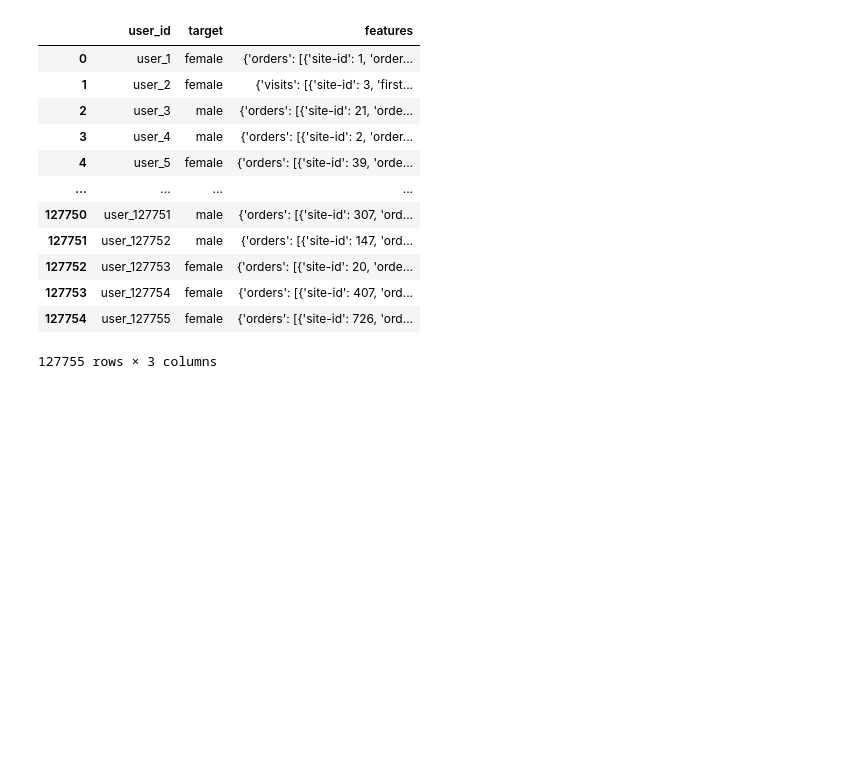
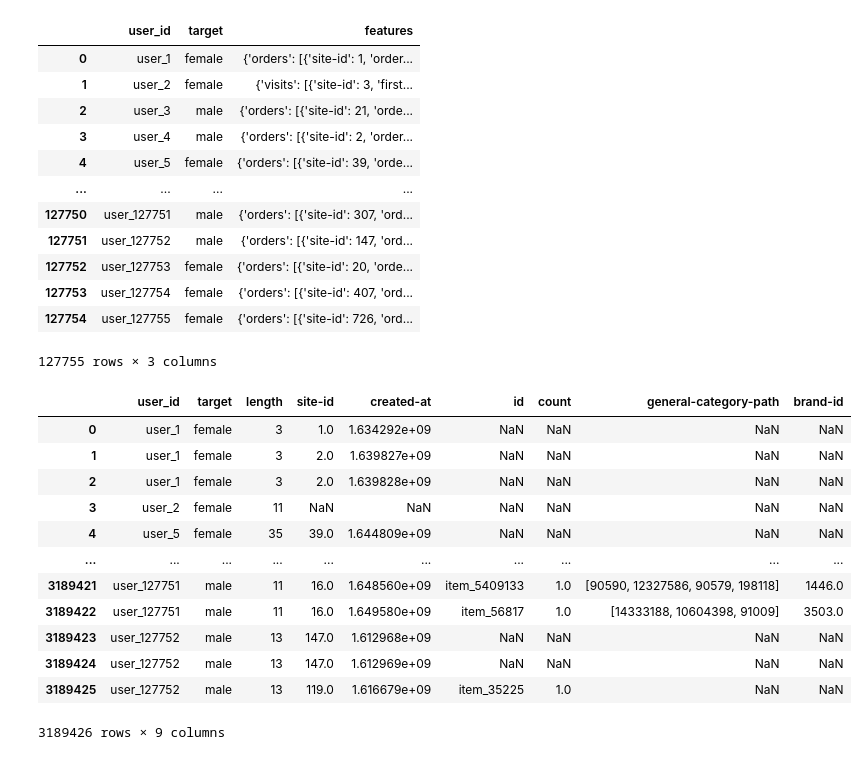
Before and after one commit to YurezSml/Hakaton2023, a Jupyter notebook: Train_preparing.ipynb, the cells around one changed output. Cells and saved outputs as stored; diff of their text form; code cells hidden in the pictures; blank space fills up the shorter version.

```diff
--- a/Train_preparing.ipynb
+++ b/Train_preparing.ipynb
@@ -38,0 +118,16 @@ df
+# %%
+df_orders_flat
+# %% [output]
+|  | user_id | target | length | site-id | created-at | id | count | general-category-path | brand-id |
+| 0 | user_1 | female | 3 | 1.0 | 1.634292e+09 | NaN | NaN | NaN | NaN |
+| 1 | user_1 | female | 3 | 2.0 | 1.639827e+09 | NaN | NaN | NaN | NaN |
+| 2 | user_1 | female | 3 | 2.0 | 1.639828e+09 | NaN | NaN | NaN | NaN |
+| 3 | user_2 | female | 11 | NaN | NaN | NaN | NaN | NaN | NaN |
+| 4 | user_5 | female | 35 | 39.0 | 1.644809e+09 | NaN | NaN | NaN | NaN |
+| ... | ... | ... | ... | ... | ... | ... | ... | ... | ... |
+| 3189421 | user_127751 | male | 11 | 16.0 | 1.648560e+09 | item_5409133 | 1.0 | [90590, 12327586, 90579, 198118] | 1446.0 |
+| 3189422 | user_127751 | male | 11 | 16.0 | 1.649580e+09 | item_56817 | 1.0 | [14333188, 10604398, 91009] | 3503.0 |
+| 3189423 | user_127752 | male | 13 | 147.0 | 1.612968e+09 | NaN | NaN | NaN | NaN |
+| 3189424 | user_127752 | male | 13 | 147.0 | 1.612969e+09 | NaN | NaN | NaN | NaN |
+| 3189425 | user_127752 | male | 13 | 119.0 | 1.616679e+09 | item_35225 | 1.0 | NaN | NaN |
+3189426 rows × 9 columns
```
Also changed, not shown: parts of 7 cells of this notebook, 1 other file.
